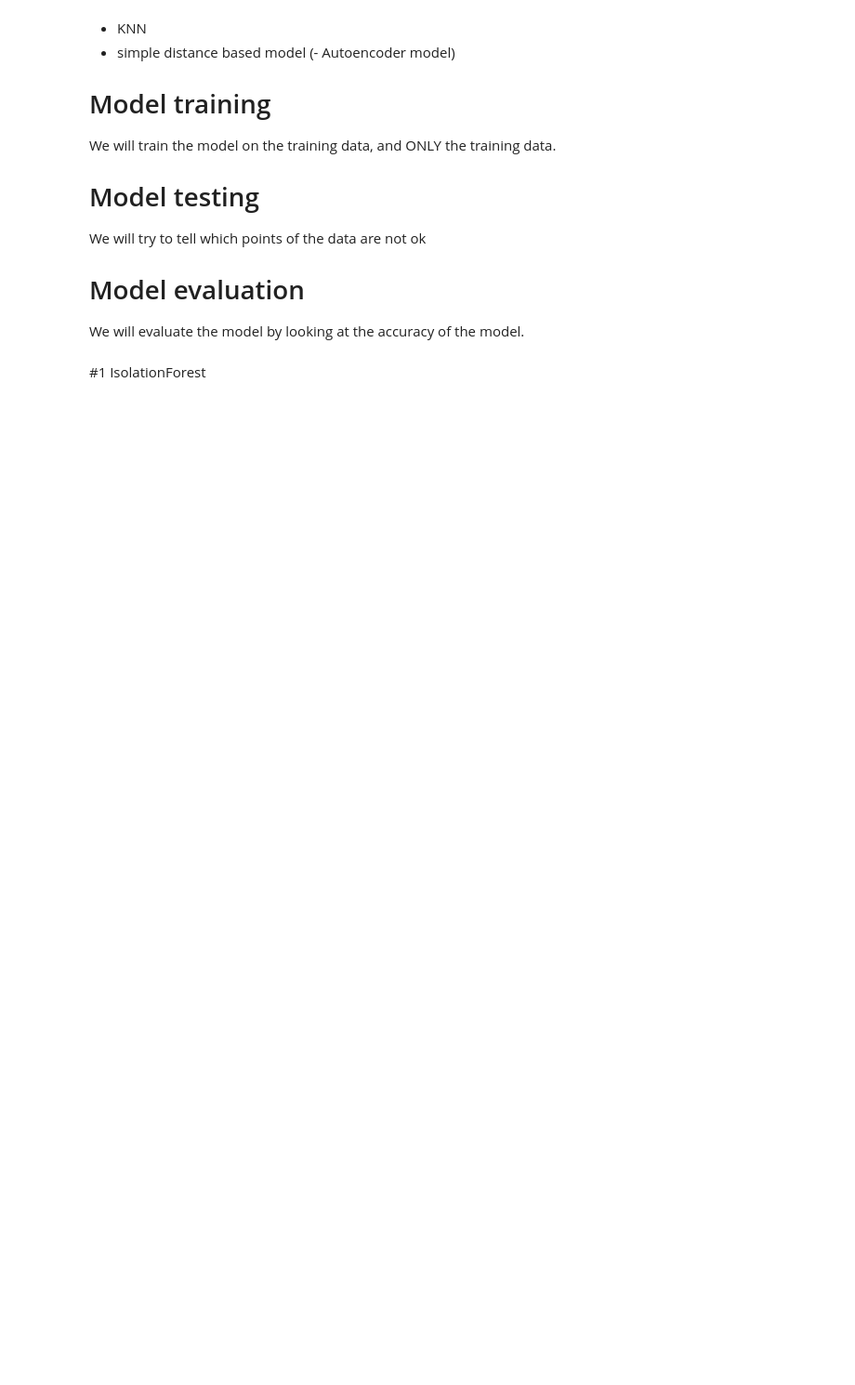
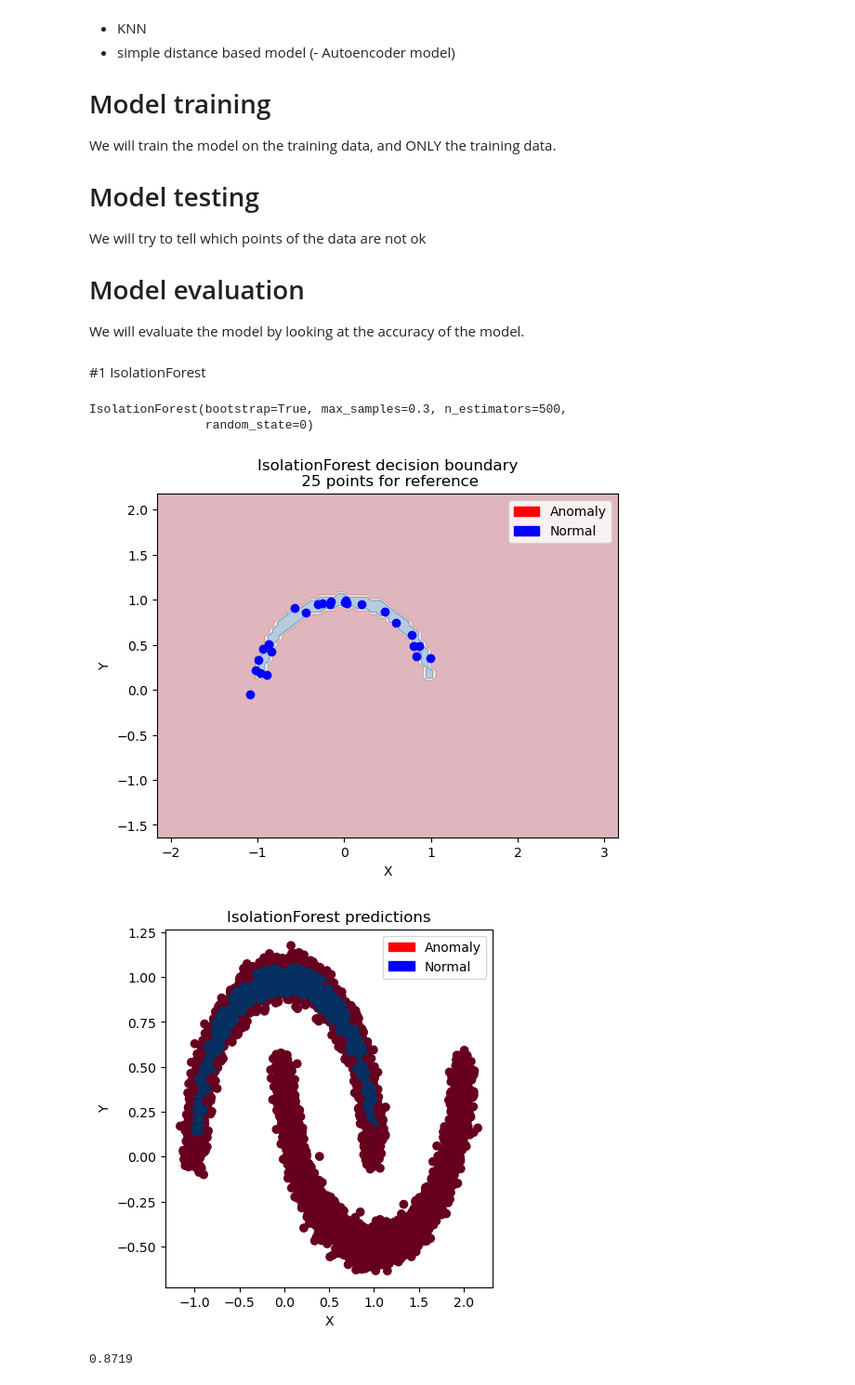
Before and after one commit to superhero2000/IAV-Aufgabe, a Jupyter notebook: test_task-1/task.ipynb, the cells around one changed output. Shown: that part at 93% size. Drawn from its saved outputs; the diff is of its cells as text; code cells hidden in the pictures; blank space fills up the shorter version.

```diff
--- a/test_task-1/task.ipynb
+++ b/test_task-1/task.ipynb
@@ -65,3 +65,44 @@ We will try to tell which points of the data are not ok
 We will evaluate the model by looking at the accuracy of the model.
 # %% [markdown]
 #1 IsolationForest
+# %%
+from sklearn.ensemble import IsolationForest
+
+classifier = IsolationForest(random_state=0, n_estimators=500, bootstrap=True, max_samples=0.3)
+classifier.fit(X_train)
+
+#NOTE: The decision boundary is getting smoother when increasing the number of estimators.
+# %% [output]
+IsolationForest(bootstrap=True, max_samples=0.3, n_estimators=500,
+                random_state=0)
+# %%
+from sklearn.inspection import DecisionBoundaryDisplay
+
+DecisionBoundaryDisplay.from_estimator(classifier, X_test, response_method="predict", alpha=0.3, cmap="RdBu")
+plt.scatter(X_train[:25, 0], X_train[:25, 1], c="blue", label="Training data")
+plt.title("IsolationForest decision boundary\n 25 points for reference")
+plt.xlabel("X")
+plt.ylabel("Y")
+
+# Create a custom legend
+import matplotlib.patches as mpatches
+red_patch = mpatches.Patch(color='red', label='Anomaly')
+blue_patch = mpatches.Patch(color='blue', label='Normal')
+plt.legend(handles=[red_patch, blue_patch])
+
+plt.figure(figsize=(10, 5))
+plt.subplot(1,2,1)
+plt.scatter(X_test[:, 0], X_test[:, 1], c=classifier.predict(X_test), cmap="RdBu")
+plt.title("IsolationForest predictions")
+plt.xlabel("X")
+plt.ylabel("Y")
+plt.legend(handles=[red_patch, blue_patch])
+
+plt.show()
+# %% [output]
+[figure, added]
+[figure, added]
+# %%
+accuracy_score(test_ground_truth, classifier.predict(X_test))
+# %% [output]
+0.8719
```
Also changed, not shown: parts of 13 cells of this notebook.
